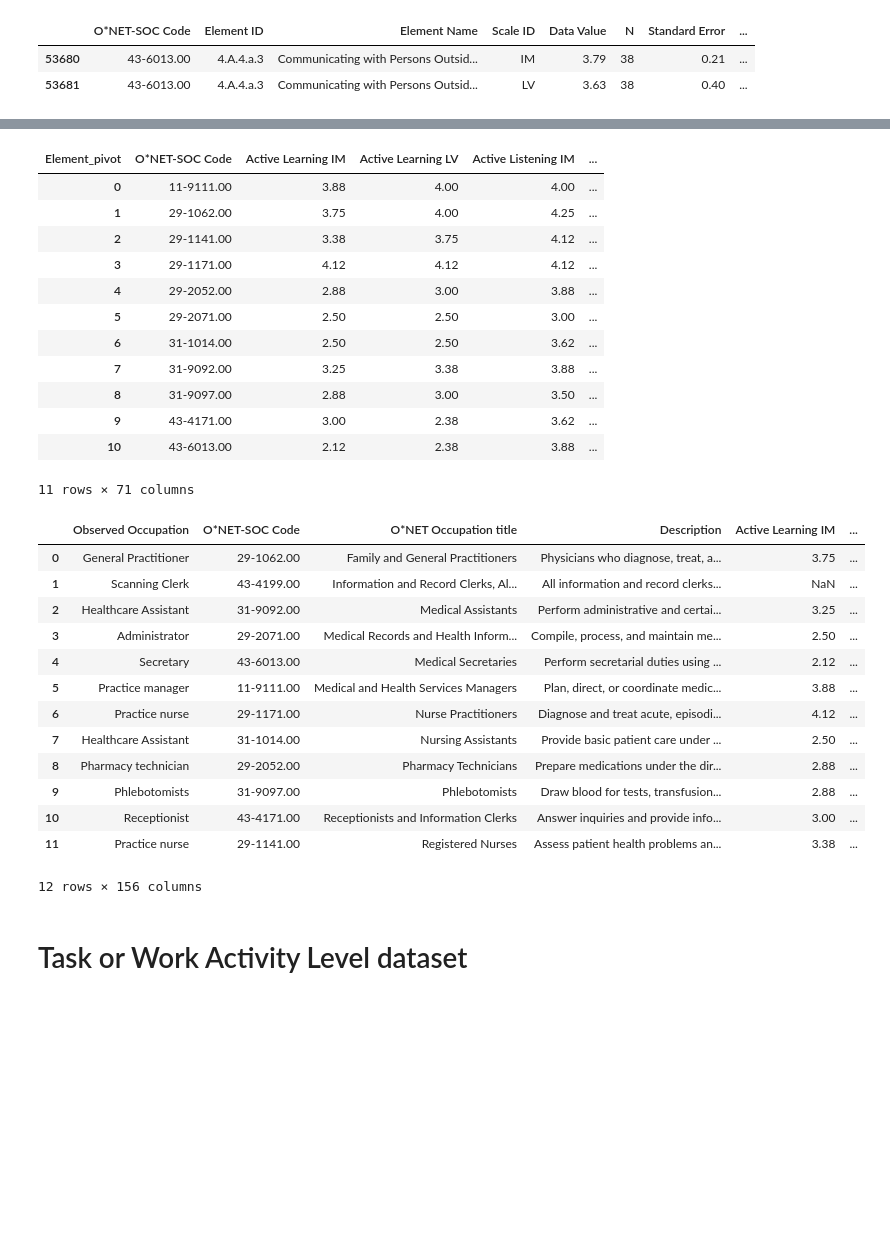
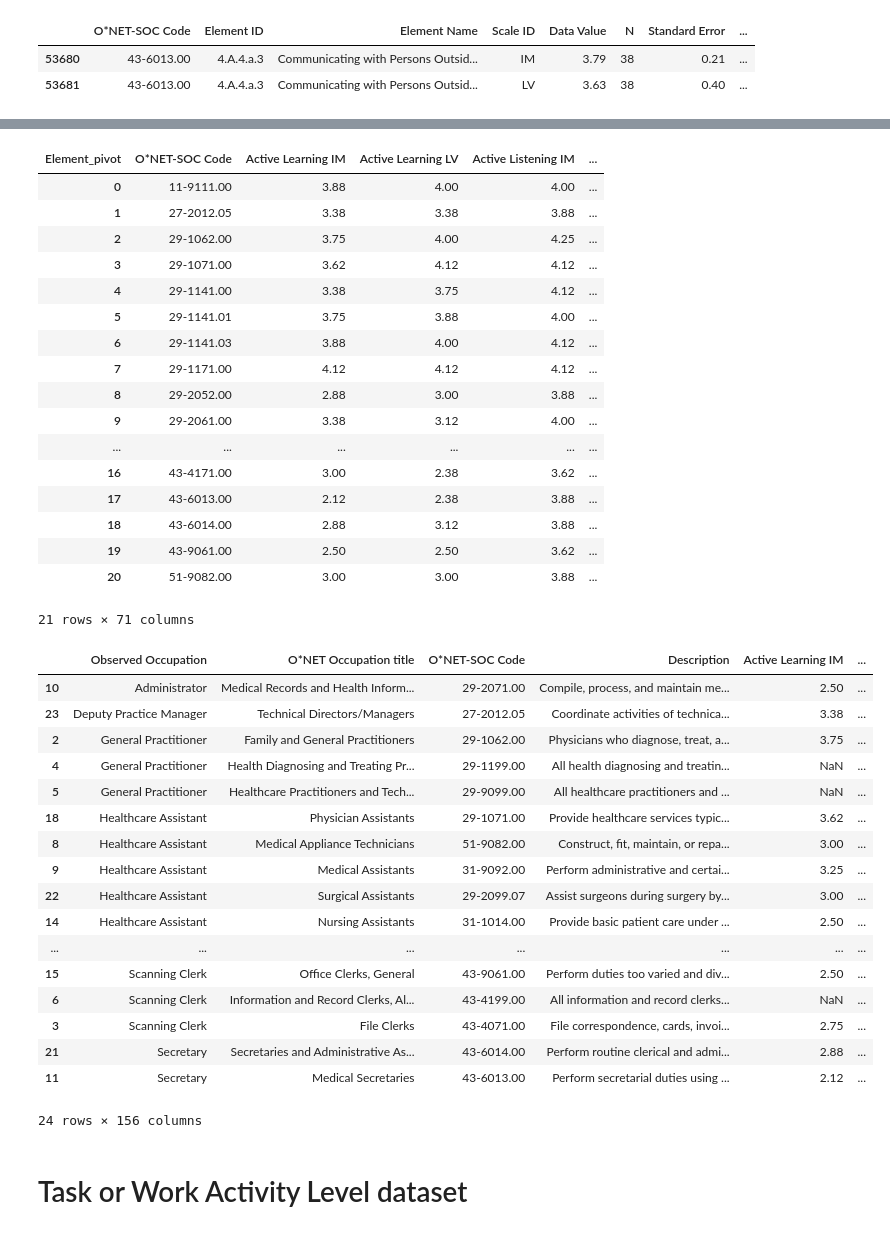
Before and after one commit to PDuckworth/FutureOf, a Jupyter notebook: FutureOfHealthcare/occupation_onet_variables.ipynb, the cells around one changed output, grey strips where cells are left out. Cells and saved outputs as stored; diff of their text form; code cells hidden in the pictures; blank space fills up the shorter version.

```diff
--- a/FutureOfHealthcare/occupation_onet_variables.ipynb
+++ b/FutureOfHealthcare/occupation_onet_variables.ipynb
@@ -12,11 +12,14 @@ Observational Data:
 import os
 import numpy as np
 import pandas as pd
+import getpass
 import matplotlib.pyplot as plt
 %matplotlib inline
 
-datasets = '/home/paul/Datasets/ONET/'
-excel_doc = pd.ExcelFile(os.path.join(datasets, 'FoHC/Future of healthcare sample data.xlsx'))
+datasets = '/home/'+ getpass.getuser() +'/Datasets/ONET/'
+print datasets
+d = os.path.join(datasets, 'FoHC/Future of healthcare sample data.xlsx')
+excel_doc = pd.ExcelFile(d)
 matts_data = excel_doc.parse("Data").fillna("-")
 
 matts_data
@@ -117,10 +139,10 @@ for ind, (onet_occ, ob_occ) in enumerate(sorted(occupations_mapping.items())):
 
 # df.index = [range(len(occupations_mapping))]
 
-cols = ['Observed Occupation', 'O*NET-SOC Code', 'O*NET Occupation title', 'Description']
+cols = ['Observed Occupation', 'O*NET Occupation title', 'O*NET-SOC Code','Description']
 df = df[cols]
 # df.to_csv('/home/paul/example.csv')
-
+print df.shape
 df
 # %% [output]
 A value is trying to be set on a copy of a slice from a DataFrame.
@@ -444,41 +455,50 @@ skills_pivot
 # %% [output]
 | Element_pivot | O*NET-SOC Code | Active Learning IM | Active Learning LV | Active Listening IM | ... |
 | 0 | 11-9111.00 | 3.88 | 4.00 | 4.00 | ... |
-| 1 | 29-1062.00 | 3.75 | 4.00 | 4.25 | ... |
-| 2 | 29-1141.00 | 3.38 | 3.75 | 4.12 | ... |
-| 3 | 29-1171.00 | 4.12 | 4.12 | 4.12 | ... |
-| 4 | 29-2052.00 | 2.88 | 3.00 | 3.88 | ... |
-| 5 | 29-2071.00 | 2.50 | 2.50 | 3.00 | ... |
-| 6 | 31-1014.00 | 2.50 | 2.50 | 3.62 | ... |
-| 7 | 31-9092.00 | 3.25 | 3.38 | 3.88 | ... |
-| 8 | 31-9097.00 | 2.88 | 3.00 | 3.50 | ... |
-| 9 | 43-4171.00 | 3.00 | 2.38 | 3.62 | ... |
-| 10 | 43-6013.00 | 2.12 | 2.38 | 3.88 | ... |
+| 1 | 27-2012.05 | 3.38 | 3.38 | 3.88 | ... |
+| 2 | 29-1062.00 | 3.75 | 4.00 | 4.25 | ... |
+| 3 | 29-1071.00 | 3.62 | 4.12 | 4.12 | ... |
+| 4 | 29-1141.00 | 3.38 | 3.75 | 4.12 | ... |
+| 5 | 29-1141.01 | 3.75 | 3.88 | 4.00 | ... |
+| 6 | 29-1141.03 | 3.88 | 4.00 | 4.12 | ... |
+| 7 | 29-1171.00 | 4.12 | 4.12 | 4.12 | ... |
+| 8 | 29-2052.00 | 2.88 | 3.00 | 3.88 | ... |
+| 9 | 29-2061.00 | 3.38 | 3.12 | 4.00 | ... |
+| ... | ... | ... | ... | ... | ... |
+| 16 | 43-4171.00 | 3.00 | 2.38 | 3.62 | ... |
+| 17 | 43-6013.00 | 2.12 | 2.38 | 3.88 | ... |
+| 18 | 43-6014.00 | 2.88 | 3.12 | 3.88 | ... |
+| 19 | 43-9061.00 | 2.50 | 2.50 | 3.62 | ... |
+| 20 | 51-9082.00 | 3.00 | 3.00 | 3.88 | ... |
-11 rows × 71 columns
+21 rows × 71 columns
 # %%
 # result = pd.concat([df, skills_pivot], axis=1, join_axes=[df['O*NET-SOC Code']])
 
 df_skills = pd.merge(df, skills_pivot,  how='left', left_on=['O*NET-SOC Code'], right_on = ['O*NET-SOC Code'])
 df_skills # [result['O*NET-SOC Code'] == '29-1062.00']
 
 occupation_level_skills_wa = pd.merge(df_skills, WA_pivot,  how='left', left_on=['O*NET-SOC Code'], right_on = ['O*NET-SOC Code'])
-
+occupation_level_skills_wa = occupation_level_skills_wa.sort_values(by = 'Observed Occupation')
 occupation_level_skills_wa
 # %% [output]
-|  | Observed Occupation | O*NET-SOC Code | O*NET Occupation title | Description | Active Learning IM | ... |
-| 0 | General Practitioner | 29-1062.00 | Family and General Practitioners | Physicians who diagnose, treat, a... | 3.75 | ... |
-| 1 | Scanning Clerk | 43-4199.00 | Information and Record Clerks, Al... | All information and record clerks... | NaN | ... |
-| 2 | Healthcare Assistant | 31-9092.00 | Medical Assistants | Perform administrative and certai... | 3.25 | ... |
-| 3 | Administrator | 29-2071.00 | Medical Records and Health Inform... | Compile, process, and maintain me... | 2.50 | ... |
-| 4 | Secretary | 43-6013.00 | Medical Secretaries | Perform secretarial duties using ... | 2.12 | ... |
-| 5 | Practice manager | 11-9111.00 | Medical and Health Services Managers | Plan, direct, or coordinate medic... | 3.88 | ... |
-| 6 | Practice nurse | 29-1171.00 | Nurse Practitioners | Diagnose and treat acute, episodi... | 4.12 | ... |
-| 7 | Healthcare Assistant | 31-1014.00 | Nursing Assistants | Provide basic patient care under ... | 2.50 | ... |
-| 8 | Pharmacy technician | 29-2052.00 | Pharmacy Technicians | Prepare medications under the dir... | 2.88 | ... |
-| 9 | Phlebotomists | 31-9097.00 | Phlebotomists | Draw blood for tests, transfusion... | 2.88 | ... |
-| 10 | Receptionist | 43-4171.00 | Receptionists and Information Clerks | Answer inquiries and provide info... | 3.00 | ... |
-| 11 | Practice nurse | 29-1141.00 | Registered Nurses | Assess patient health problems an... | 3.38 | ... |
+|  | Observed Occupation | O*NET Occupation title | O*NET-SOC Code | Description | Active Learning IM | ... |
+| 10 | Administrator | Medical Records and Health Inform... | 29-2071.00 | Compile, process, and maintain me... | 2.50 | ... |
+| 23 | Deputy Practice Manager | Technical Directors/Managers | 27-2012.05 | Coordinate activities of technica... | 3.38 | ... |
+| 2 | General Practitioner | Family and General Practitioners | 29-1062.00 | Physicians who diagnose, treat, a... | 3.75 | ... |
+| 4 | General Practitioner | Health Diagnosing and Treating Pr... | 29-1199.00 | All health diagnosing and treatin... | NaN | ... |
+| 5 | General Practitioner | Healthcare Practitioners and Tech... | 29-9099.00 | All healthcare practitioners and ... | NaN | ... |
+| 18 | Healthcare Assistant | Physician Assistants | 29-1071.00 | Provide healthcare services typic... | 3.62 | ... |
+| 8 | Healthcare Assistant | Medical Appliance Technicians | 51-9082.00 | Construct, fit, maintain, or repa... | 3.00 | ... |
+| 9 | Healthcare Assistant | Medical Assistants | 31-9092.00 | Perform administrative and certai... | 3.25 | ... |
+| 22 | Healthcare Assistant | Surgical Assistants | 29-2099.07 | Assist surgeons during surgery by... | 3.00 | ... |
+| 14 | Healthcare Assistant | Nursing Assistants | 31-1014.00 | Provide basic patient care under ... | 2.50 | ... |
+| ... | ... | ... | ... | ... | ... | ... |
+| 15 | Scanning Clerk | Office Clerks, General | 43-9061.00 | Perform duties too varied and div... | 2.50 | ... |
+| 6 | Scanning Clerk | Information and Record Clerks, Al... | 43-4199.00 | All information and record clerks... | NaN | ... |
+| 3 | Scanning Clerk | File Clerks | 43-4071.00 | File correspondence, cards, invoi... | 2.75 | ... |
+| 21 | Secretary | Secretaries and Administrative As... | 43-6014.00 | Perform routine clerical and admi... | 2.88 | ... |
+| 11 | Secretary | Medical Secretaries | 43-6013.00 | Perform secretarial duties using ... | 2.12 | ... |
-12 rows × 156 columns
+24 rows × 156 columns
 # %%
 output_doc = os.path.join(datasets, 'FoHC/Observed_occ_onet_data.csv')
 occupation_level_skills_wa.to_csv(output_doc)
```
Also changed, not shown: parts of 20 cells of this notebook.
